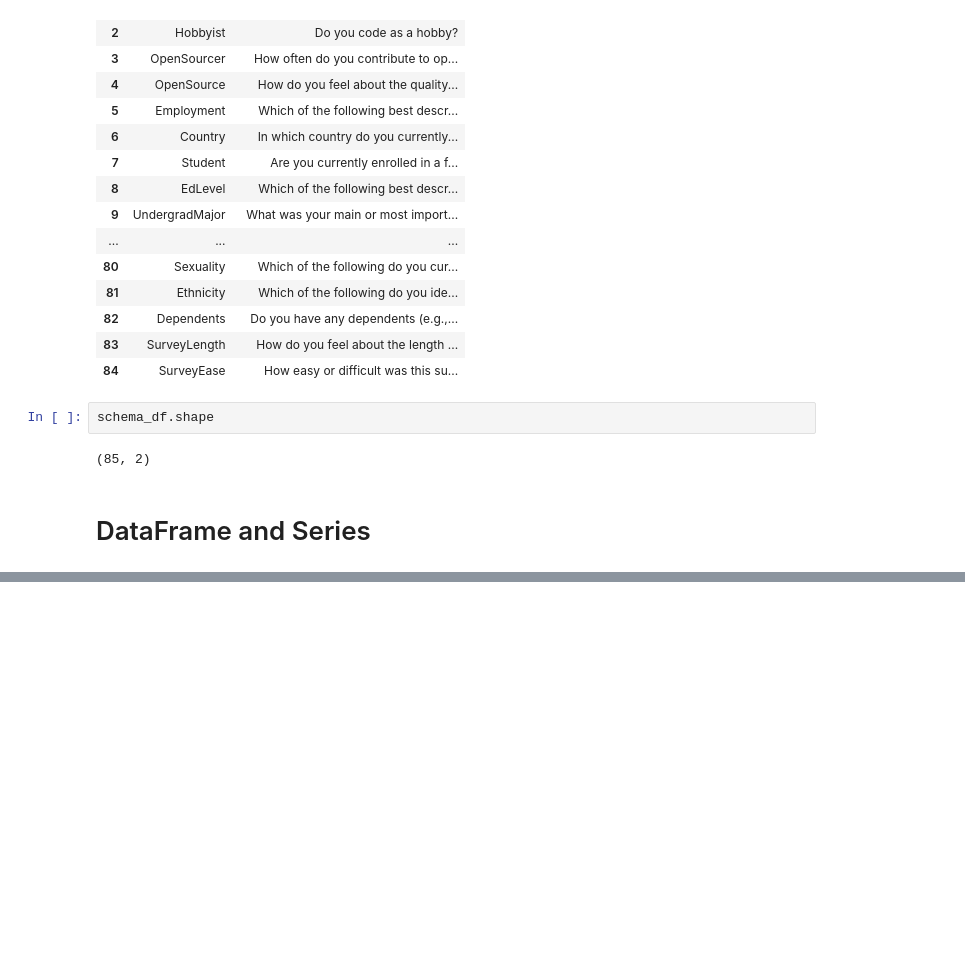
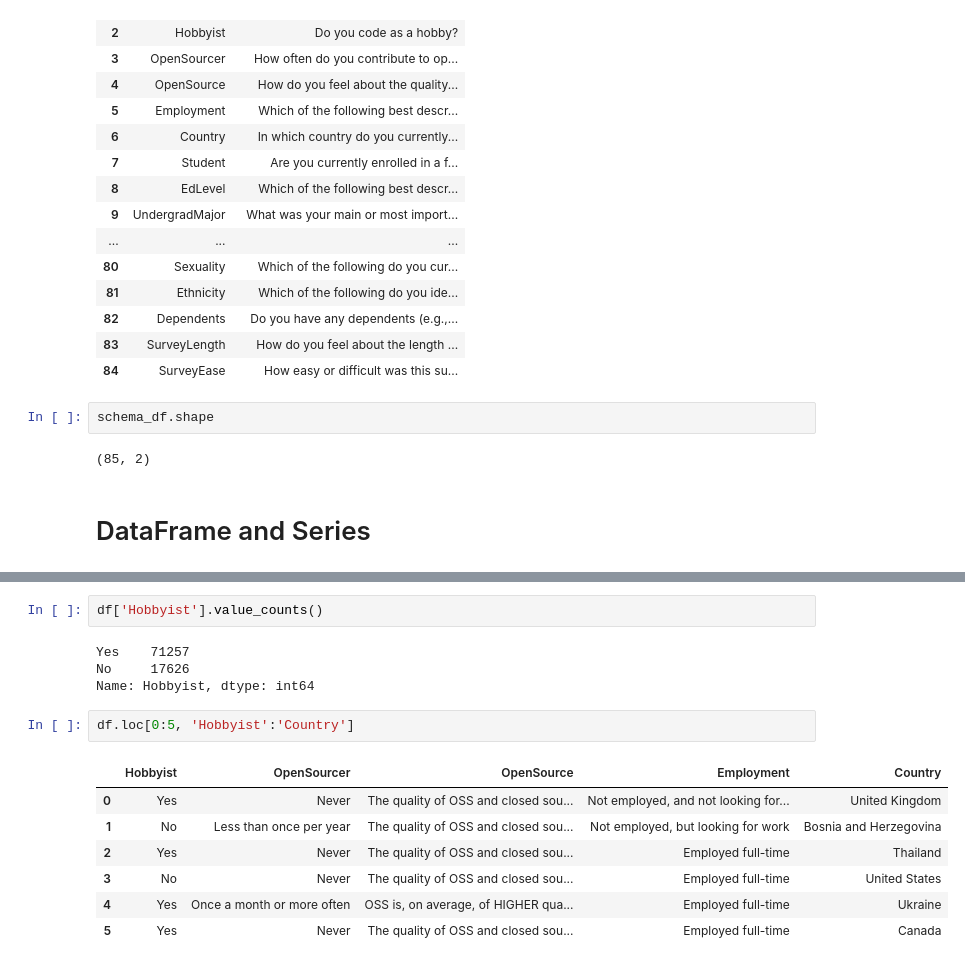
Before and after one commit to sleipnir029/data-science-practice, a Jupyter notebook: Stack Overflow Survey Data Analysis [pandas].ipynb, the cells around one changed output, grey strips where cells are left out. Drawn from its saved outputs; the diff is of its cells as text; blank space fills up the shorter version.

```diff
--- a/Stack Overflow Survey Data Analysis [pandas].ipynb
+++ b/Stack Overflow Survey Data Analysis [pandas].ipynb
@@ -84,0 +104,16 @@ schema_df.shape
+# %%
+df['Hobbyist'].value_counts()
+# %% [output]
+Yes    71257
+No     17626
+Name: Hobbyist, dtype: int64
+# %%
+df.loc[0:5, 'Hobbyist':'Country']
+# %% [output]
+|  | Hobbyist | OpenSourcer | OpenSource | Employment | Country |
+| 0 | Yes | Never | The quality of OSS and closed sou... | Not employed, and not looking for... | United Kingdom |
+| 1 | No | Less than once per year | The quality of OSS and closed sou... | Not employed, but looking for work | Bosnia and Herzegovina |
+| 2 | Yes | Never | The quality of OSS and closed sou... | Employed full-time | Thailand |
+| 3 | No | Never | The quality of OSS and closed sou... | Employed full-time | United States |
+| 4 | Yes | Once a month or more often | OSS is, on average, of HIGHER qua... | Employed full-time | Ukraine |
+| 5 | Yes | Never | The quality of OSS and closed sou... | Employed full-time | Canada |
```
Also changed, not shown: parts of 2 cells of this notebook.
